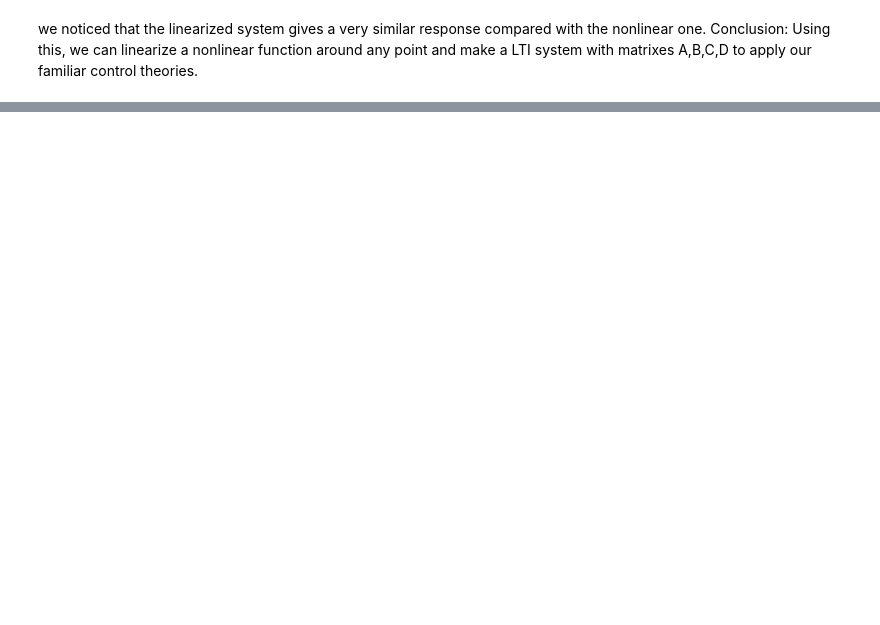
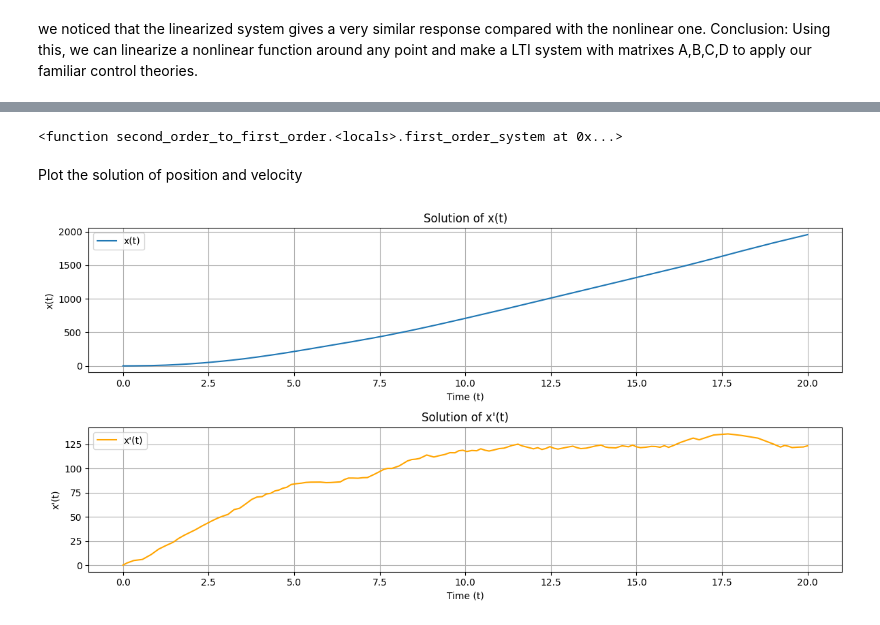
Before and after one commit to idsc-frazzoli/CS2-2024-notebooks, a Jupyter notebook: ps11-NLC1/Joel_part_test01.ipynb, the cells around one changed output, grey strips where cells are left out. Drawn from its saved outputs; the diff is of its cells as text; code cells hidden in the pictures; blank space fills up the shorter version.

```diff
--- a/ps11-NLC1/Joel_part_test01.ipynb
+++ b/ps11-NLC1/Joel_part_test01.ipynb
@@ -219,0 +205,72 @@ $$ m\ddot{x}(t) = -\frac{1}{2}\rho c_d A\dot{x}(t)^2 - \mu m g sin(x(t)) + mu(t)
+# %%
+from scipy.integrate import solve_ivp
+
+def second_order_to_first_order(gamma, beta):
+    """
+    Transform the given second-order differential equation into a system of first-order differential equations.
+
+    Parameters:
+    gamma (float): Coefficient for the \dot{x}(t)^2 term.
+    beta (float): Coefficient for the sin(x(t)) term.
+
+    Returns:
+    function: A function representing the system of first-order differential equations.
+    """
+    def first_order_system(t, Y, u):
+        y1, y2 = Y
+        dy1_dt = y2
+        dy2_dt = -gamma * y2**2 - beta * np.sin(y1) + u(t)
+        return [dy1_dt, dy2_dt]
+
+    return first_order_system
+
+# Example usage
+# Define the control input function u(t)
+def u(t):
+    return 20  # Example control input
+
+# Define parameters
+gamma = 1.293 * 1.1 * 1.38 * 1 / (2 * 800)
+beta = 1.7 * 9.81
+
+# Get the first-order system
+first_order_system = second_order_to_first_order(gamma, beta)
+
+# Initial conditions for y1 and y2
+initial_conditions = [0, 0]  # Example initial conditions: x(0) = 0, \dot{x}(0) = 0
+
+# Time span for the solution
+t_span = (0, 20)
+
+# Solve the system
+solution = solve_ivp(first_order_system, t_span, initial_conditions, args=(u,), method='RK45')
+# %% [output]
+<function second_order_to_first_order.<locals>.first_order_system at 0x...>
+# %% [markdown]
+Plot the solution of position and velocity
+# %%
+# Plot the solution
+plt.figure(figsize=(12, 6))
+
+# Plot y1 (x(t))
+plt.subplot(2, 1, 1)
+plt.plot(solution.t, solution.y[0], label='x(t)')
+plt.xlabel('Time (t)')
+plt.ylabel('x(t)')
+plt.title('Solution of x(t)')
+plt.legend()
+plt.grid()
+
+# Plot y2 (\dot{x}(t))
+plt.subplot(2, 1, 2)
+plt.plot(solution.t, solution.y[1], label="x'(t)", color='orange')
+plt.xlabel('Time (t)')
+plt.ylabel("x'(t)")
+plt.title('Solution of x\'(t)')
+plt.legend()
+plt.grid()
+
+plt.tight_layout()
+plt.show()
+# %% [output]
+[figure, added]
```
Also changed, not shown: parts of 9 cells of this notebook.
